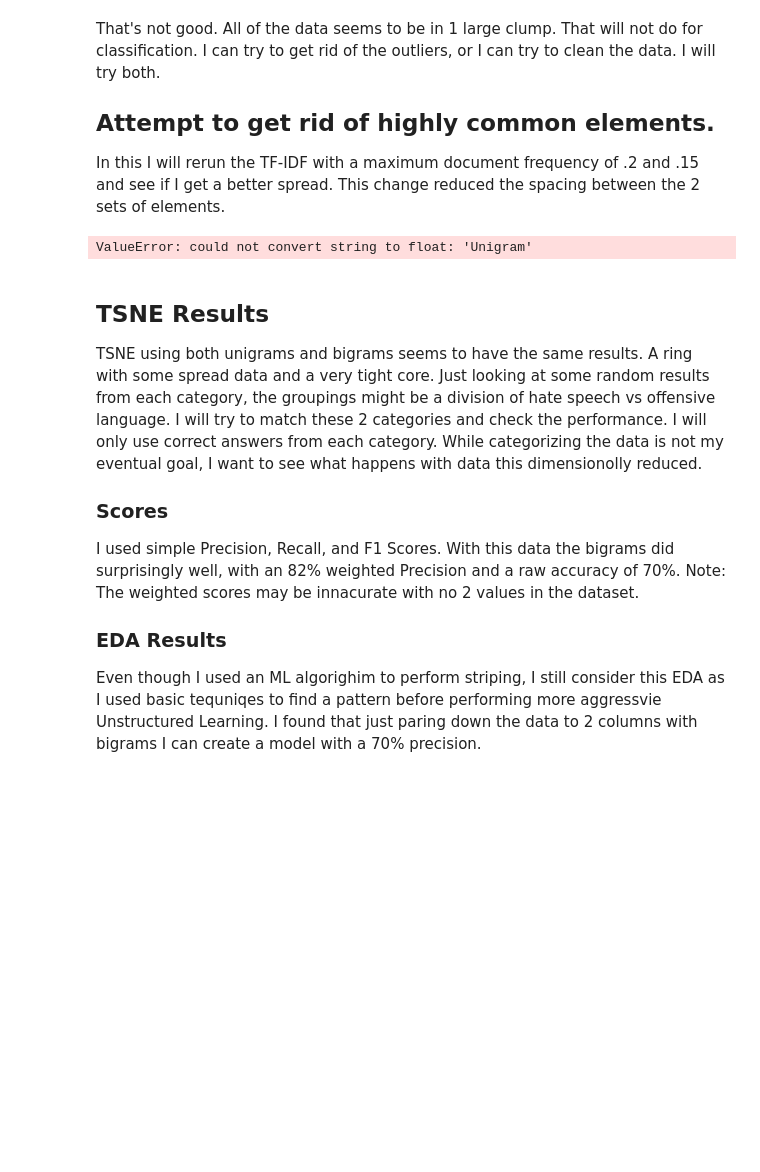
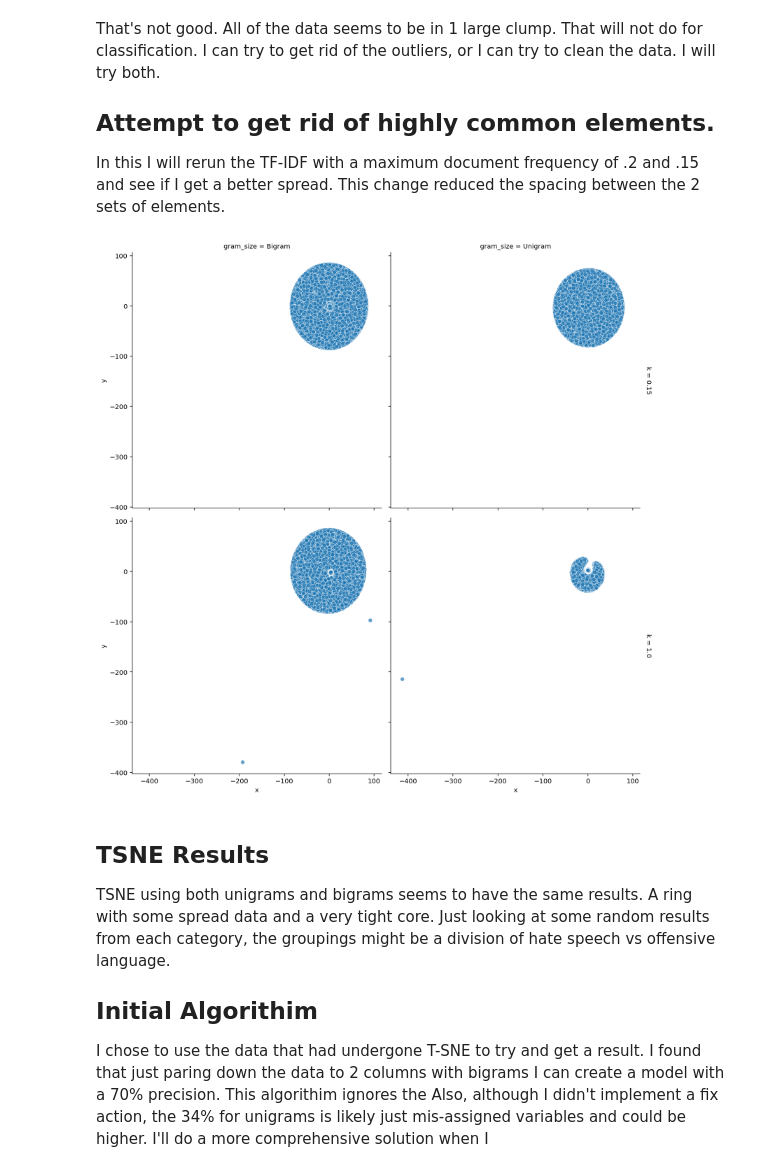
Before and after one commit to isaac1987a/Unsupervised-Learning-Final, a Jupyter notebook: Hate Speach Detection.ipynb, the cells around one changed output. Drawn from its saved outputs; the diff is of its cells as text; code cells hidden in the pictures; blank space fills up the shorter version.

```diff
--- a/Hate Speach Detection.ipynb
+++ b/Hate Speach Detection.ipynb
@@ -190,11 +245,27 @@ In this I will rerun the TF\-IDF with a maximum document frequency of .2 and .15
+# %%
+model_data = pd.DataFrame()
+model_size = {'Unigram':1, 'Bigram':2}
+k_values = [1,0.15]
+for ms in model_size:
+    for k_val in k_values:
+        #print (ms)
+        #print(model_size[ms])
+        #print(k_val)
+
+        TF_IDF_output, features_output = TF_IDF(raw_data['tweet'],model_size[ms] , k_val)
+        TSNE_output = TSNE_Process(TF_IDF_output, ms, k_val)
+        model_data = pd.concat([build_model(TSNE_output), model_data], axis = 0)
+        #print(model_data)
 # %%
-def color_graph(model_data, plot_title = ""):\
-    grid = sns.FacetGrid(data =model_data,  col = 'gram_size', row = 'k').set(title = plot_title)
-    grid.map(sns.scatterplot(
-        x=model_data['x'].tolist(), y=model_data['y'].tolist(),
-        hue=model_data['predict'].tolist(),
-        legend="full",
-        alpha=0.3
-    ))
-    print(model_data['predict'].value_counts())
-    return model_data
+def color_graph(model_data, plot_title = ""):
+    grid = sns.FacetGrid(model_data, col = 'gram_size',\
+                        row = 'k', margin_titles=True,\
+                        height=6, aspect=1)
+    grid.map(sns.scatterplot, "x","y", legend="full" , alpha=0.7)
+
+    #print(model_data['predict'].value_counts())
+    return
+#print(model_data['x'])
+color_graph(model_data, "EDA TSNE Results")
+# %% [output]
+[figure, added]
@@ -233,29 +272,7 @@ def build_model(tsne_results):
-# %%
-model_data = pd.DataFrame()
-unigram_k_1_TF_IDF, unigram_k_1_features = TF_IDF(raw_data['tweet'], 1, 1)
-unigram_k_1_TSNE = TSNE_Process(unigram_k_1_TF_IDF, 'Unigram', 1)
-model_data = pd.concat([build_model(unigram_k_1_TSNE), model_data])
-unigram_k_15_TF_IDF, unigram_k_15_features = TF_IDF(raw_data['tweet'], 1, .15)
-unigram_k_15_TSNE = TSNE_Process(unigram_k_15_TF_IDF, 'Unigram', .15)
-model_data = pd.concat([build_model(unigram_k_15_TSNE), model_data])
-
-bigram_k_1_TF_IDF, bigram_k_1_features = TF_IDF(raw_data['tweet'], 2, 1)
-bigram_k_1_TSNE = TSNE_Process(bigram_k_1_TF_IDF, 'Bigram', 1)
-model_data = pd.concat([build_model(bigram_k_1_Model), model_data])
-bigram_k_15_TF_IDF, bigram_k_15_features = TF_IDF(raw_data['tweet'], 2, .15)
-bigram_k_15_TSNE = TSNE_Process(bigram_k_15_TF_IDF, 'Bigram', '.15')
-model_data = pd.concat([build_model(bigram_k_15_TSNE), model_data])
-# %% [output]
-ValueError: could not convert string to float: 'Unigram'
 # %% [markdown]
 ## TSNE Results
 
-TSNE using both unigrams and bigrams seems to have the same results.  A ring with some spread data and a very tight core.  Just looking at some random results from each category, the groupings might be a division of hate speech vs offensive language.  I will try to match these 2 categories and check the performance.  I will only use correct answers from each category.  While categorizing the data is not my eventual goal, I want to see what happens with data this dimensionolly reduced.
+TSNE using both unigrams and bigrams seems to have the same results.  A ring with some spread data and a very tight core.  Just looking at some random results from each category, the groupings might be a division of hate speech vs offensive language.
 
-### Scores
-
-I used simple Precision, Recall, and F1 Scores.  With this data the bigrams did surprisingly well, with an 82% weighted Precision and a raw accuracy of 70%.  Note:  The weighted scores may be innacurate with no 2 values in the dataset.
-
-### EDA Results
-
-Even though I used an ML algorighim to perform striping, I still consider this EDA as I used basic tequniqes to find a pattern before performing more aggressvie Unstructured Learning.  I found that just paring down the data to 2 columns with bigrams I can create a model with a  70% precision.
+## Initial Algorithim
+I chose to use the data that had undergone T-SNE to try and get a result.  I found that just paring down the data to 2 columns with bigrams I can create a model with a  70% precision.  This algorithim ignores the Also, although I didn't implement a fix action, the 34% for unigrams is likely just mis-assigned variables and could be higher.  I'll do a more comprehensive solution when I
```
Also changed, not shown: parts of 15 cells of this notebook.
